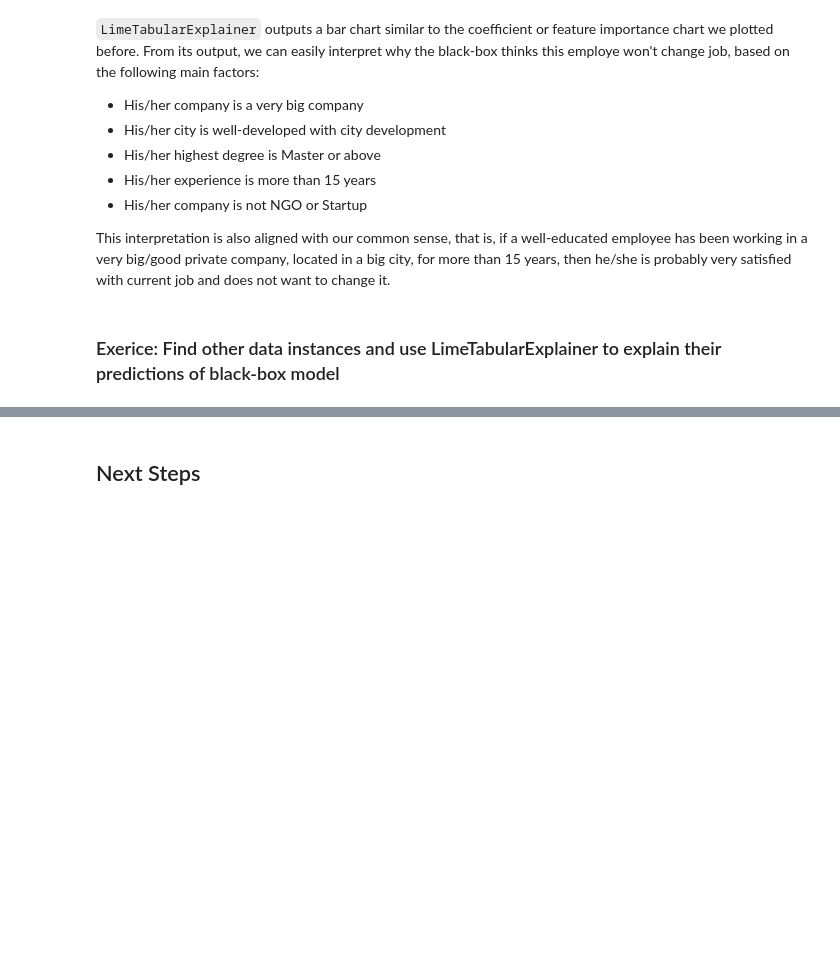
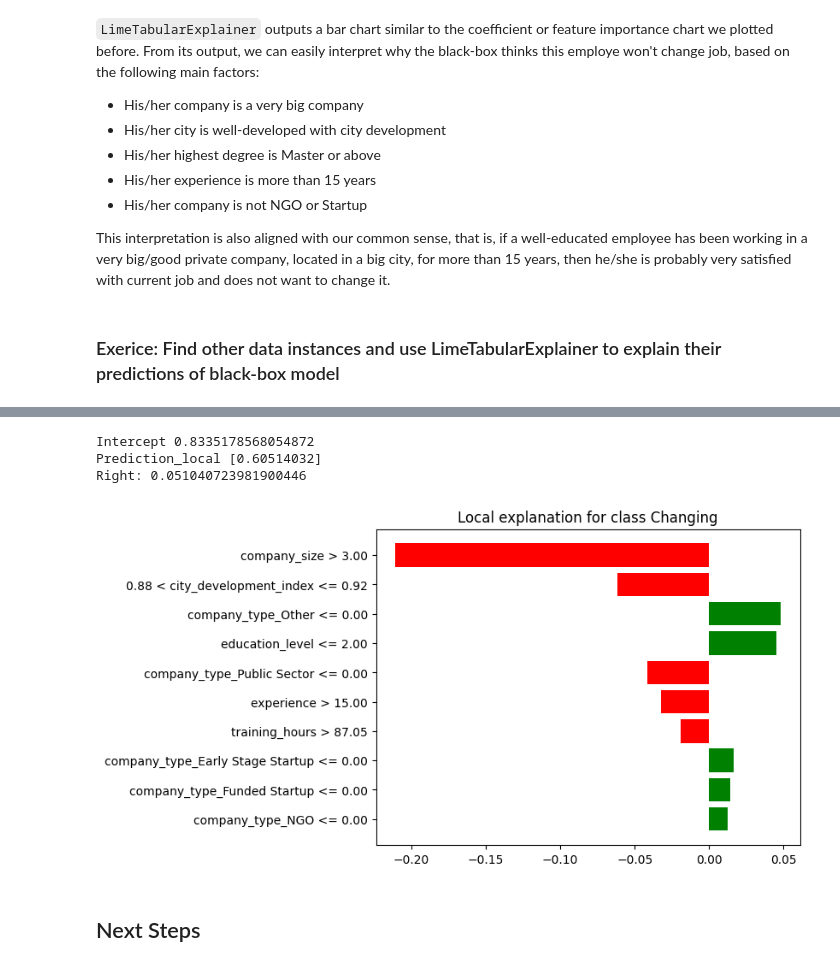
Before and after one commit to tycoi2005/202308_machine_learning_ibm_coursera, a Jupyter notebook: 003supervised-machine-learning-classification/lab_jupyter_model-explanations.ipynb, the cells around one changed output, grey strips where cells are left out. Saved outputs shown, nothing was run; the diff lists cells and outputs as text; code cells hidden in the pictures; blank space fills up the shorter version.

```diff
--- a/003supervised-machine-learning-classification/lab_jupyter_model-explanations.ipynb
+++ b/003supervised-machine-learning-classification/lab_jupyter_model-explanations.ipynb
@@ -449,3 +559,7 @@ This interpretation is also aligned with our common sense, that is, if a well-ed
 ### Exerice: Find other data instances and use LimeTabularExplainer to explain their predictions of black-box model
 # %%
 # Update instance_index, and rerun the explainer.explain_instance() method
+instance_index = 21
+selected_instance = X_test.iloc[[instance_index]]
+lime_test_instance = selected_instance.values.reshape(-1)
+selected_instance
@@ -452,3 +569,17 @@ This interpretation is also aligned with our common sense, that is, if a well-ed
+# %%
+exp = explainer.explain_instance(
+                                 # Instance to explain
+                                 lime_test_instance,
+                                 # The prediction from black-box model
+                                 black_box_model.predict_proba,
+                                 # Use max 10 features
+                                 num_features=10)
+exp.as_pyplot_figure();
+# %% [output]
+Intercept 0.8335178568054872
+Prediction_local [0.60514032]
+Right: 0.051040723981900446
+[figure, added]
 # %% [markdown]
 ## Next Steps
 # %% [markdown]
```
Also changed, not shown: parts of 21 cells of this notebook.
